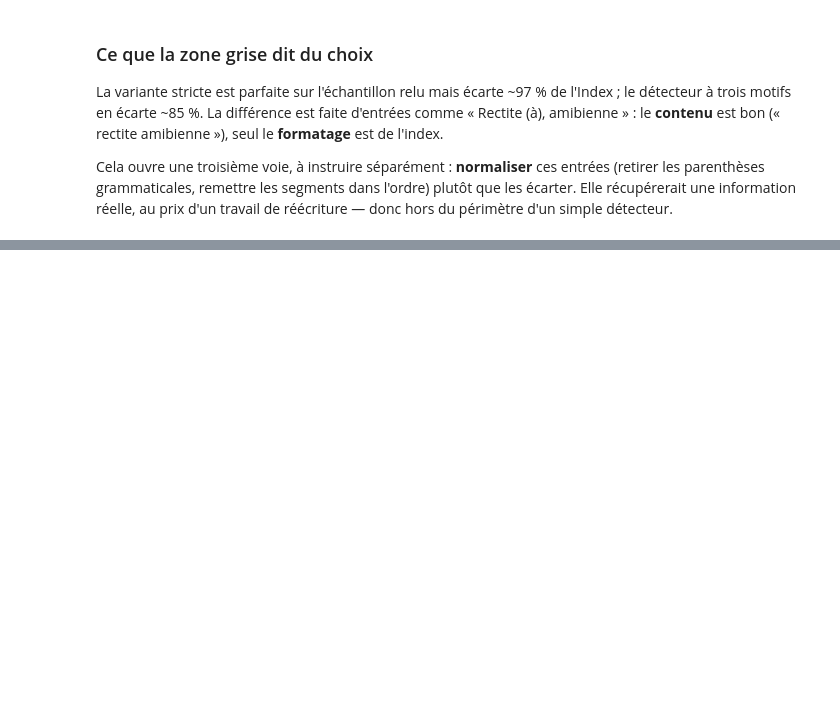
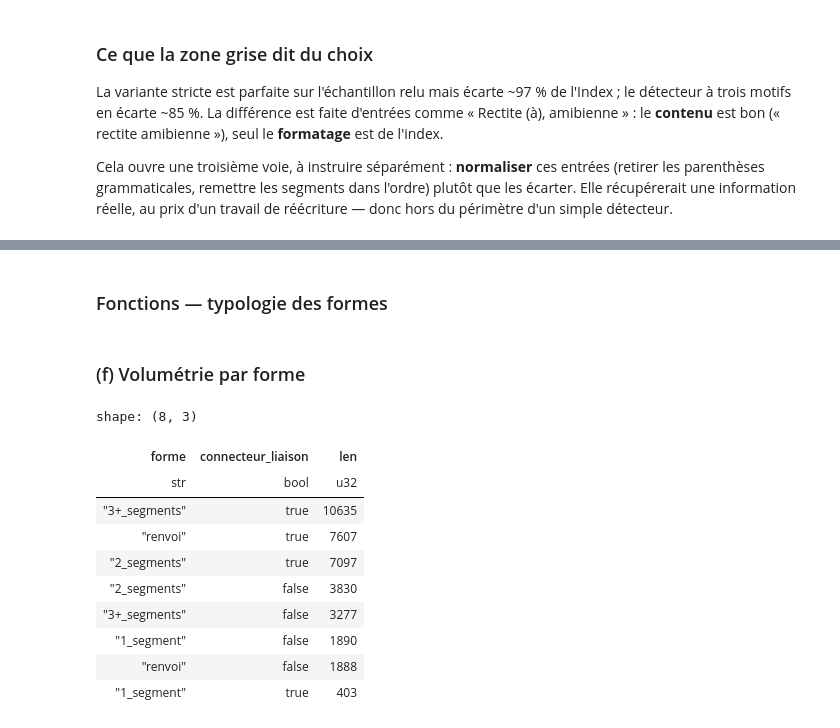
Before and after one commit to 24p11/recode-icd, a Jupyter notebook: scripts/explore/qualite_sources_par_chapitre.ipynb, the cells around one changed output, grey strips where cells are left out. Cells and saved outputs as stored; diff of their text form; code cells hidden in the pictures; blank space fills up the shorter version.

```diff
--- a/scripts/explore/qualite_sources_par_chapitre.ipynb
+++ b/scripts/explore/qualite_sources_par_chapitre.ipynb
@@ -1195,0 +1232,50 @@ périmètre d'un simple détecteur.
+# %% [markdown]
+### Fonctions — typologie des formes
+# %%
+#: Parenthèses de **liaison** : leur contenu entier est un mot outil.
+#: À distinguer des parenthèses qualifiantes, qui portent du sens.
+CONNECTEURS_LIAISON = (
+    "de", "du", "des", "d'", "à", "au", "aux", "en", "le", "la", "les",
+    "par", "pour", "avec", "sans", "sur", "dû à", "due à", "dues à", "dus à",
+)
+RE_CONNECTEUR = re.compile(
+    r"\s*\((?:" + "|".join(re.escape(c) for c in CONNECTEURS_LIAISON) + r")\)",
+    re.IGNORECASE,
+)
+RE_RENVOI = re.compile(r"(?i)\bvoir\b")
+
+
+def forme_index(texte: str) -> str:
+    """Classe une entrée Index par forme : renvoi, 1/2/3+ segments."""
+    if RE_RENVOI.search(texte):
+        return "renvoi"
+    n = texte.count(",") + 1
+    if n == 1:
+        return "1_segment"
+    if n == 2:
+        return "2_segments"
+    return "3+_segments"
+# %% [markdown]
+### (f) Volumétrie par forme
+# %%
+index_formes = work.filter(pl.col("famille") == "INDEX").with_columns(
+    pl.col("texte").map_elements(forme_index, return_dtype=pl.String).alias("forme"),
+    pl.col("texte").str.contains(RE_CONNECTEUR.pattern).alias("connecteur_liaison"),
+)
+(
+    index_formes.group_by("forme", "connecteur_liaison")
+    .len()
+    .sort("len", descending=True)
+)
+# %% [output]
+shape: (8, 3)
+| forme | connecteur_liaison | len |
+| str | bool | u32 |
+| "3+_segments" | true | 10635 |
+| "renvoi" | true | 7607 |
+| "2_segments" | true | 7097 |
+| "2_segments" | false | 3830 |
+| "3+_segments" | false | 3277 |
+| "1_segment" | false | 1890 |
+| "renvoi" | false | 1888 |
+| "1_segment" | true | 403 |
```
Also changed, not shown: parts of 25 cells of this notebook, 2 other files.
